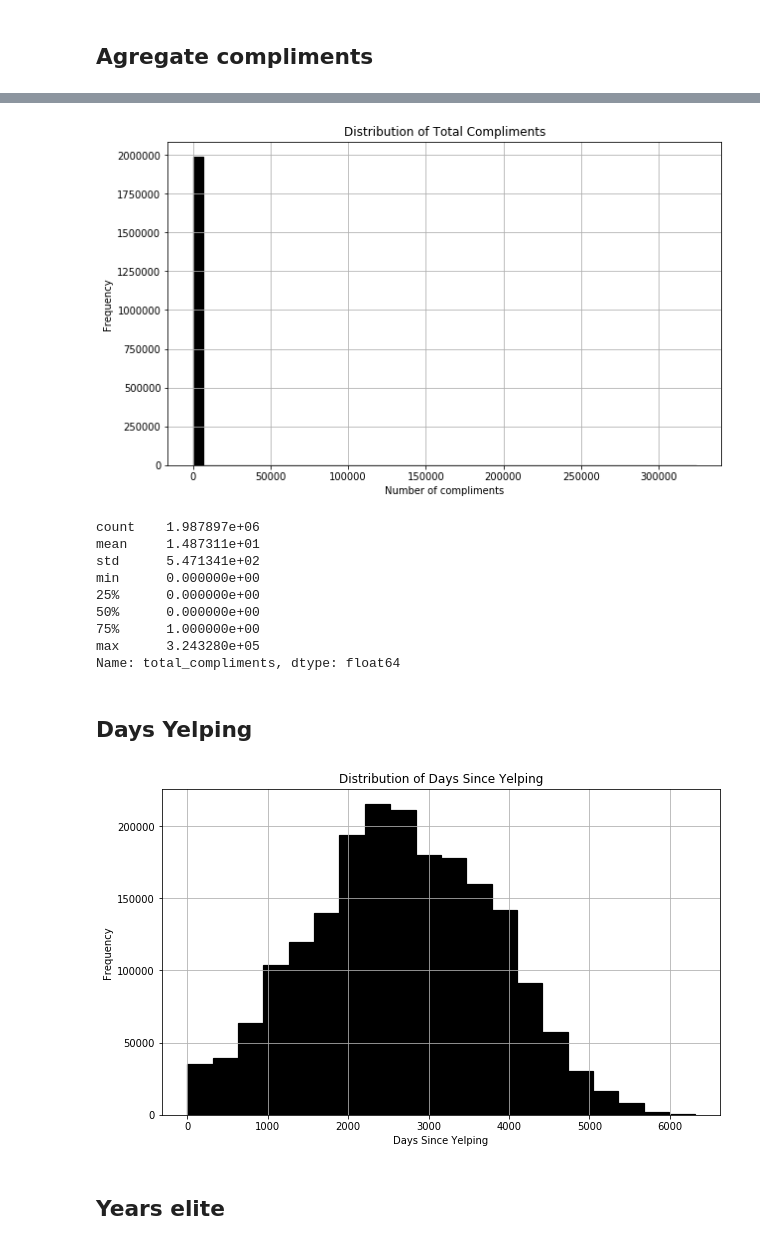
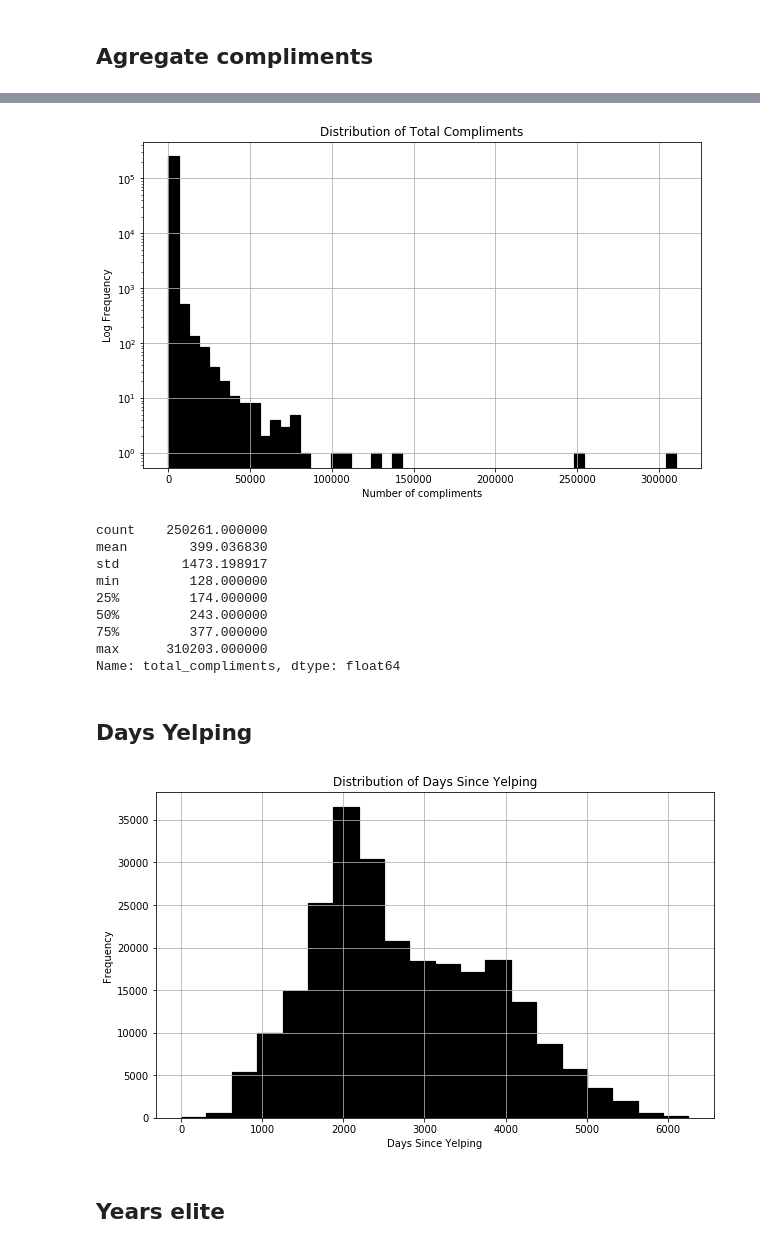
Before and after one commit to aquagz5/Social_Networking_Project, a Jupyter notebook: Feature-Engineering.ipynb, the cells around one changed output, grey strips where cells are left out. Saved outputs shown, nothing was run; the diff lists cells and outputs as text; code cells hidden in the pictures.

```diff
--- a/Feature-Engineering.ipynb
+++ b/Feature-Engineering.ipynb
@@ -18,8 +16,7 @@ KeyboardInterrupt:
-# %%
-user = user.select("user_id", "friends", size("friends").alias("friend_count"))
+# %%
+user = user.withColumn("friend_count", size(col("friends")))
 # %%
 #Add to this to remove more users and subset graph data
-user = user.filter((col('friend_count') >= 128))
-user = user.select("user_id", "friends").cache()
+user = user.filter((col('friend_count') >= 128)).cache()
 # %%
 user.count()
@@ -39,25 +44,27 @@ user = user.drop(*last_11_column_names)
 # %%
 # Create distribution plot using matplotlib
-# plt.figure(figsize=(10, 6))
-# plt.hist(pandas_df["total_compliments"], bins=50, color='black', edgecolor='black', linewidth=1.2)
-# plt.title("Distribution of Total Compliments")
-# plt.xlabel("Number of compliments")
-# plt.ylabel("Frequency")
-# plt.grid(True)
-# plt.show()
+plt.figure(figsize=(10, 6))
+plt.hist(pandas_df["total_compliments"], bins=50, color='black', edgecolor='black', linewidth=1.2)
+plt.title("Distribution of Total Compliments")
+plt.xlabel("Number of compliments")
+plt.ylabel("Log Frequency")
+plt.yscale('log')
+plt.grid(True)
+plt.savefig("Social_Networking_Project/Images/total_compliments.png")
+plt.show()
 # %% [output]
-[figure, old version]
+[figure, new version]
 # %%
-# pandas_df["total_compliments"].describe()
+pandas_df["total_compliments"].describe()
 # %% [output]
-count    1.987897e+06
-mean     1.487311e+01
-std      5.471341e+02
-min      0.000000e+00
-25%      0.000000e+00
-50%      0.000000e+00
-75%      1.000000e+00
-max      3.243280e+05
+count    250261.000000
+mean        399.036830
+std        1473.198917
+min         128.000000
+25%         174.000000
+50%         243.000000
+75%         377.000000
+max      310203.000000
 Name: total_compliments, dtype: float64
 # %% [markdown]
 ## Days Yelping
@@ -66,19 +73,19 @@ max_date = user.agg({ "yelping_since": "max" }).collect()[0][0]
 # %%
 user = user.withColumn("days_since_yelping", datediff(lit(max_date), "yelping_since"))
 # %%
-# pandas_df = user.select("days_since_yelping").toPandas()
+pandas_df = user.select("days_since_yelping").toPandas()
 
-# # Create distribution plot using matplotlib
-# plt.figure(figsize=(10, 6))
-# plt.hist(pandas_df["days_since_yelping"], bins=20, color='black', edgecolor='black', linewidth=1.2)
-# plt.title("Distribution of Days Since Yelping")
-# plt.xlabel("Days Since Yelping")
-# plt.ylabel("Frequency")
-# plt.grid(True)
-# plt.savefig("Social_Networking_Project/Images/days_yelping.png")
-# plt.show()
+# Create distribution plot using matplotlib
+plt.figure(figsize=(10, 6))
+plt.hist(pandas_df["days_since_yelping"], bins=20, color='black', edgecolor='black', linewidth=1.2)
+plt.title("Distribution of Days Since Yelping")
+plt.xlabel("Days Since Yelping")
+plt.ylabel("Frequency")
+plt.grid(True)
+plt.savefig("Social_Networking_Project/Images/days_yelping.png")
+plt.show()
 # %% [output]
-[figure, old version]
+[figure, new version]
 # %% [markdown]
 ## Years elite
 # %%
```
Also changed, not shown: parts of 26 cells of this notebook, 7 other files.
